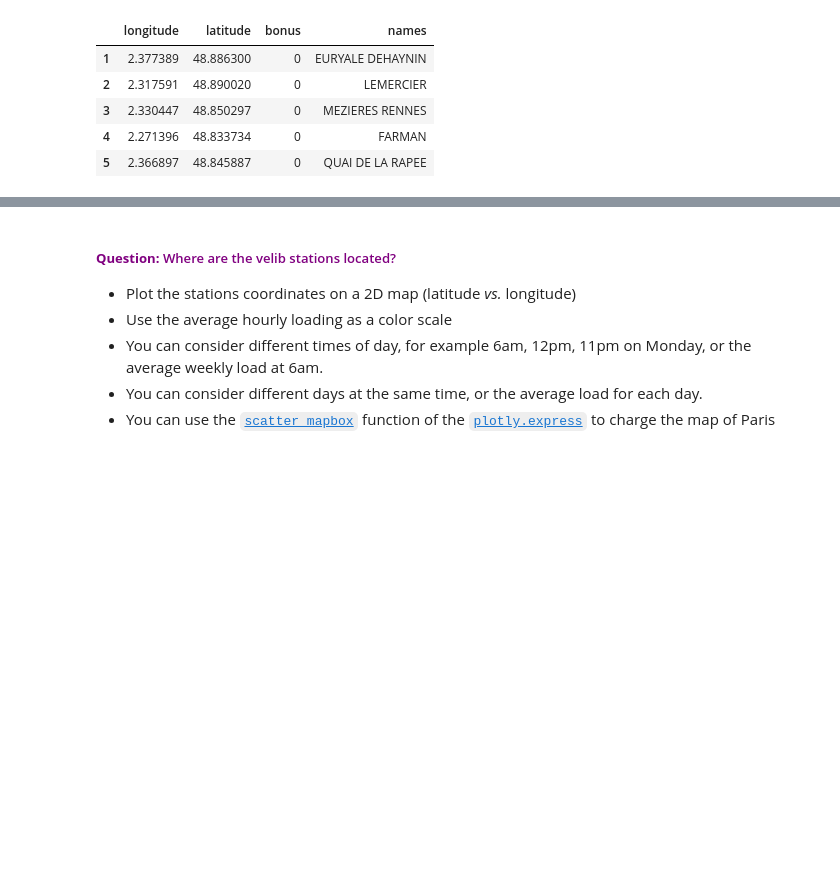
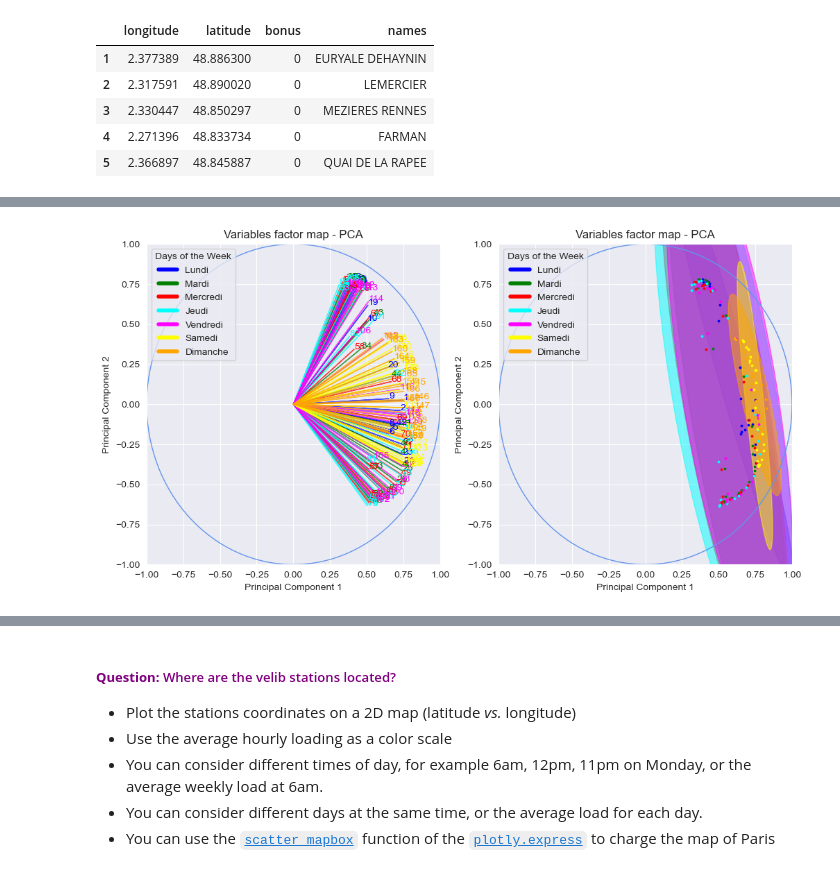
Before and after one commit to maidinhnam/Projet_Analyse_de_donnees, a Jupyter notebook: Velib/TP_velib_Python.ipynb, the cells around one changed output, grey strips where cells are left out. Saved outputs shown, nothing was run; the diff lists cells and outputs as text; code cells hidden in the pictures; blank space fills up the shorter version.

```diff
--- a/Velib/TP_velib_Python.ipynb
+++ b/Velib/TP_velib_Python.ipynb
@@ -321,0 +324,82 @@ import plotly.express as px
+# %%
+day_colors = {
+    'Lundi': 'blue',
+    'Mardi': 'green',
+    'Mercredi': 'red',
+    'Jeudi': 'cyan',
+    'Vendredi': 'magenta',
+    'Samedi': 'yellow',
+    'Dimanche': 'orange',
+}
+
+
+day_ranges = {
+    'Lundi': range(1, 25),
+    'Mardi': range(25, 49),
+    'Mercredi': range(49, 73),
+    'Jeudi': range(73, 97),
+    'Vendredi': range(97, 121),
+    'Samedi': range(121, 145),
+    'Dimanche': range(145, 169),
+}
+fig, axs = plt.subplots(1, 2, figsize=(12, 6))
+
+
+ax1 = axs[0]
+for i, j, nom in zip(coord1, coord2, data.columns[4:172]):
+    nom_value = int(nom)
+
+    for day, col_range in day_ranges.items():
+        if nom_value in col_range:
+            color = day_colors[day]
+            break
+
+    ax1.text(i, j, nom, fontsize=10, color=color)
+    ax1.arrow(0, 0, i, j, color=color, alpha=0.7, width=0.0001)
+
+
+ax1.axis((-1, 1, -1, 1))
+ax1.add_artist(plt.Circle((0, 0), radius=1, color='cornflowerblue', fill=False))
+ax1.set_title('Variables factor map - PCA')
+ax1.set_xlabel('Principal Component 1')
+ax1.set_ylabel('Principal Component 2')
+ax1.grid(True)
+
+
+legend_elements = [plt.Line2D([0], [0], color=color, lw=4, label=day) for day, color in day_colors.items()]
+ax1.legend(handles=legend_elements, loc='upper left', title='Days of the Week')
+
+
+ax2 = axs[1]
+for day, col_range in day_ranges.items():
+    day_coord1 = coord1[col_range.start - 1: col_range.stop - 1]
+    day_coord2 = coord2[col_range.start - 1: col_range.stop - 1]
+    points = np.column_stack((day_coord1, day_coord2))
+    color = day_colors[day]
+    plot_point_cov(points, nstd=3, alpha=0.5, color=color)
+
+for i, j, nom in zip(coord1, coord2, data.columns[4:172]):
+    nom_value = int(nom)
+    for day, col_range in day_ranges.items():
+        if nom_value in col_range:
+            color = day_colors[day]
+            break
+    ax2.scatter(i, j, c=color, s=3)
+
+
+ax2.axis((-1, 1, -1, 1))
+ax2.add_artist(plt.Circle((0, 0), radius=1, color='cornflowerblue', fill=False))
+ax2.set_title('Variables factor map - PCA')
+ax2.set_xlabel('Principal Component 1')
+ax2.set_ylabel('Principal Component 2')
+ax2.grid(True)
+
+
+legend_elements = [plt.Line2D([0], [0], color=color, lw=4, label=day) for day, color in day_colors.items()]
+ax2.legend(handles=legend_elements, loc='upper left', title='Days of the Week')
+
+
+
+plt.show()
+# %% [output]
+[figure, added]
```
Also changed, not shown: parts of 60 cells of this notebook, 2 other files.
